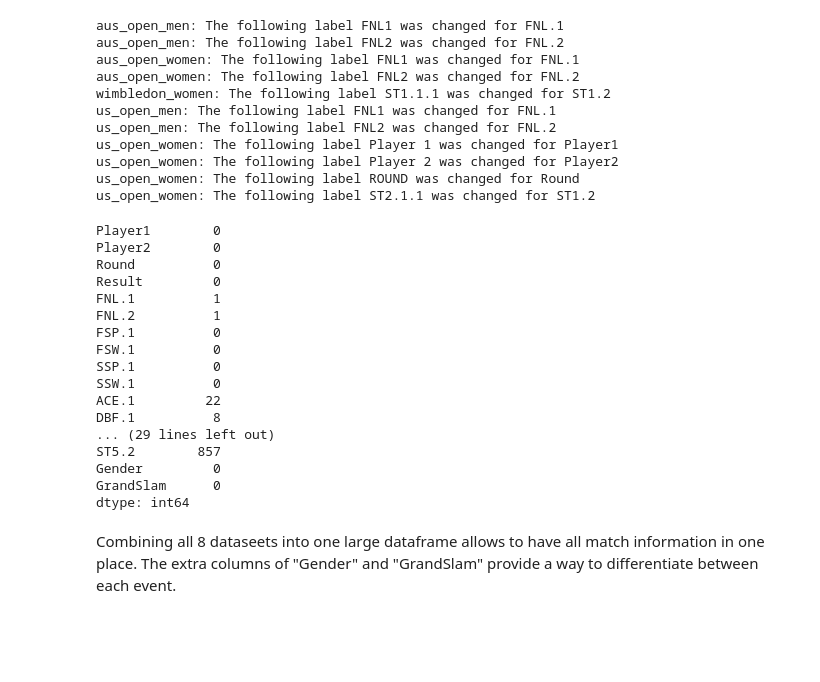
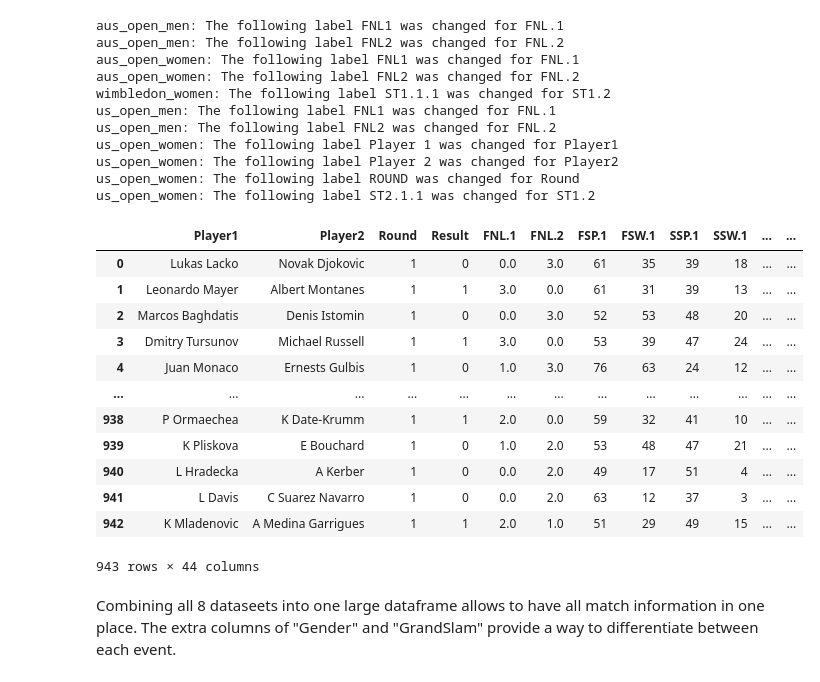
Before and after one commit to myan779/myan779.github.io, a Jupyter notebook: finalproject/Predicting Tennis Match Results.ipynb, the cells around one changed output. Saved outputs shown, nothing was run; the diff lists cells and outputs as text; code cells hidden in the pictures; blank space fills up the shorter version.

```diff
--- a/finalproject/Predicting Tennis Match Results.ipynb
+++ b/finalproject/Predicting Tennis Match Results.ipynb
@@ -152,26 +152,22 @@ us_open_women: The following label ST2.1.1 was changed for ST1.2
 # %%
 # merge it in one unique dataframe
 gs_matches = pd.concat(data_frames, ignore_index = True)
 
-gs_matches.isna().sum()
+gs_matches
 # %% [output]
+|  | Player1 | Player2 | Round | Result | FNL.1 | FNL.2 | FSP.1 | FSW.1 | SSP.1 | SSW.1 | ... | ... |
+| 0 | Lukas Lacko | Novak Djokovic | 1 | 0 | 0.0 | 3.0 | 61 | 35 | 39 | 18 | ... | ... |
+| 1 | Leonardo Mayer | Albert Montanes | 1 | 1 | 3.0 | 0.0 | 61 | 31 | 39 | 13 | ... | ... |
+| 2 | Marcos Baghdatis | Denis Istomin | 1 | 0 | 0.0 | 3.0 | 52 | 53 | 48 | 20 | ... | ... |
+| 3 | Dmitry Tursunov | Michael Russell | 1 | 1 | 3.0 | 0.0 | 53 | 39 | 47 | 24 | ... | ... |
+| 4 | Juan Monaco | Ernests Gulbis | 1 | 0 | 1.0 | 3.0 | 76 | 63 | 24 | 12 | ... | ... |
+| ... | ... | ... | ... | ... | ... | ... | ... | ... | ... | ... | ... | ... |
+| 938 | P Ormaechea | K Date-Krumm | 1 | 1 | 2.0 | 0.0 | 59 | 32 | 41 | 10 | ... | ... |
+| 939 | K Pliskova | E Bouchard | 1 | 0 | 1.0 | 2.0 | 53 | 48 | 47 | 21 | ... | ... |
+| 940 | L Hradecka | A Kerber | 1 | 0 | 0.0 | 2.0 | 49 | 17 | 51 | 4 | ... | ... |
+| 941 | L Davis | C Suarez Navarro | 1 | 0 | 0.0 | 2.0 | 63 | 12 | 37 | 3 | ... | ... |
+| 942 | K Mladenovic | A Medina Garrigues | 1 | 1 | 2.0 | 1.0 | 51 | 29 | 49 | 15 | ... | ... |
-Player1        0
-Player2        0
-Round          0
-Result         0
-FNL.1          1
-FNL.2          1
-FSP.1          0
-FSW.1          0
-SSP.1          0
-SSW.1          0
-ACE.1         22
-DBF.1          8
-... (29 lines left out)
-ST5.2        857
-Gender         0
-GrandSlam      0
-dtype: int64
+943 rows × 44 columns
 # %% [markdown]
 Combining all 8 dataseets into one large dataframe allows to have all match information in one place. The extra columns of "Gender" and "GrandSlam" provide a way to differentiate between each event.
 # %% [markdown]
```
Also changed, not shown: parts of 16 cells of this notebook, 1 other file.
